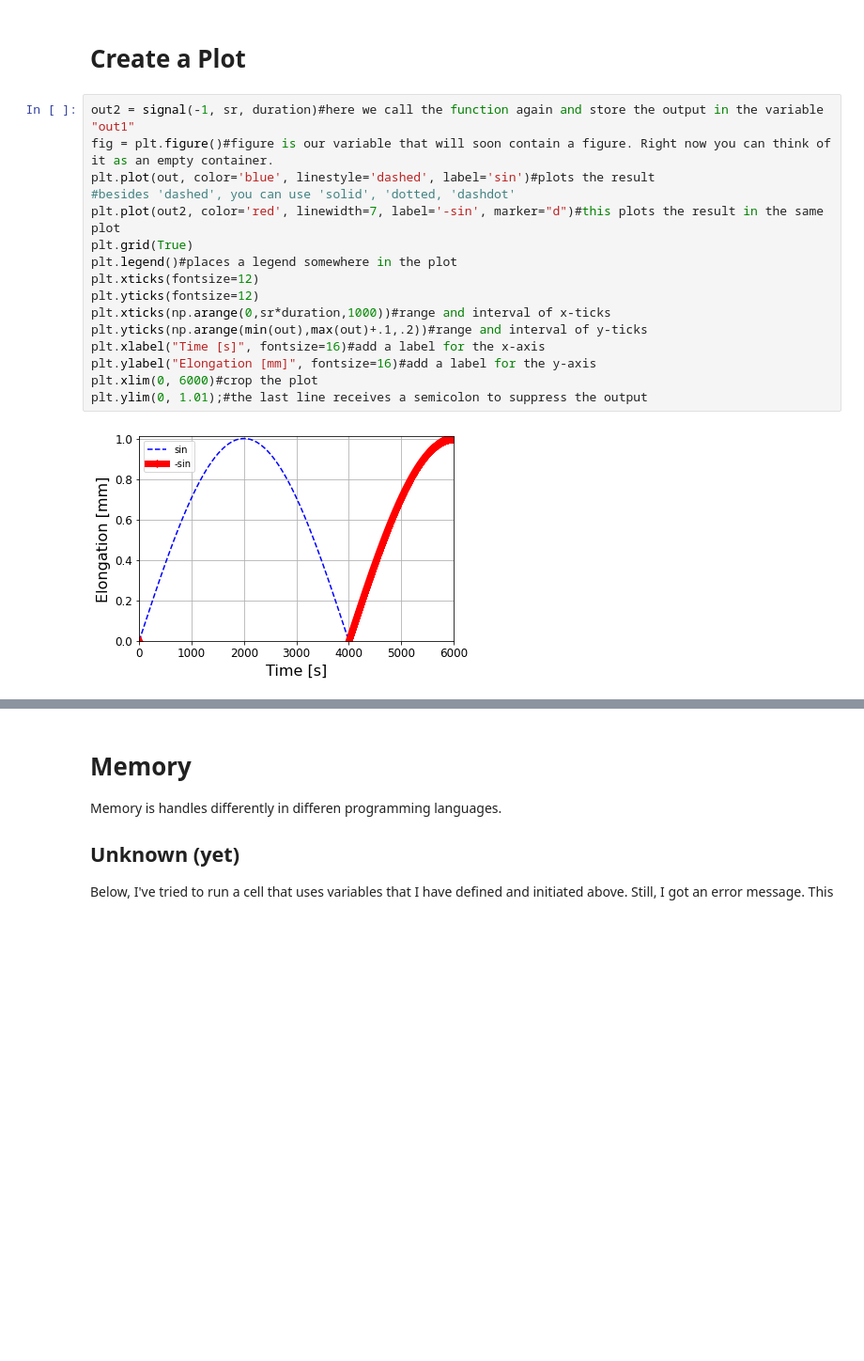
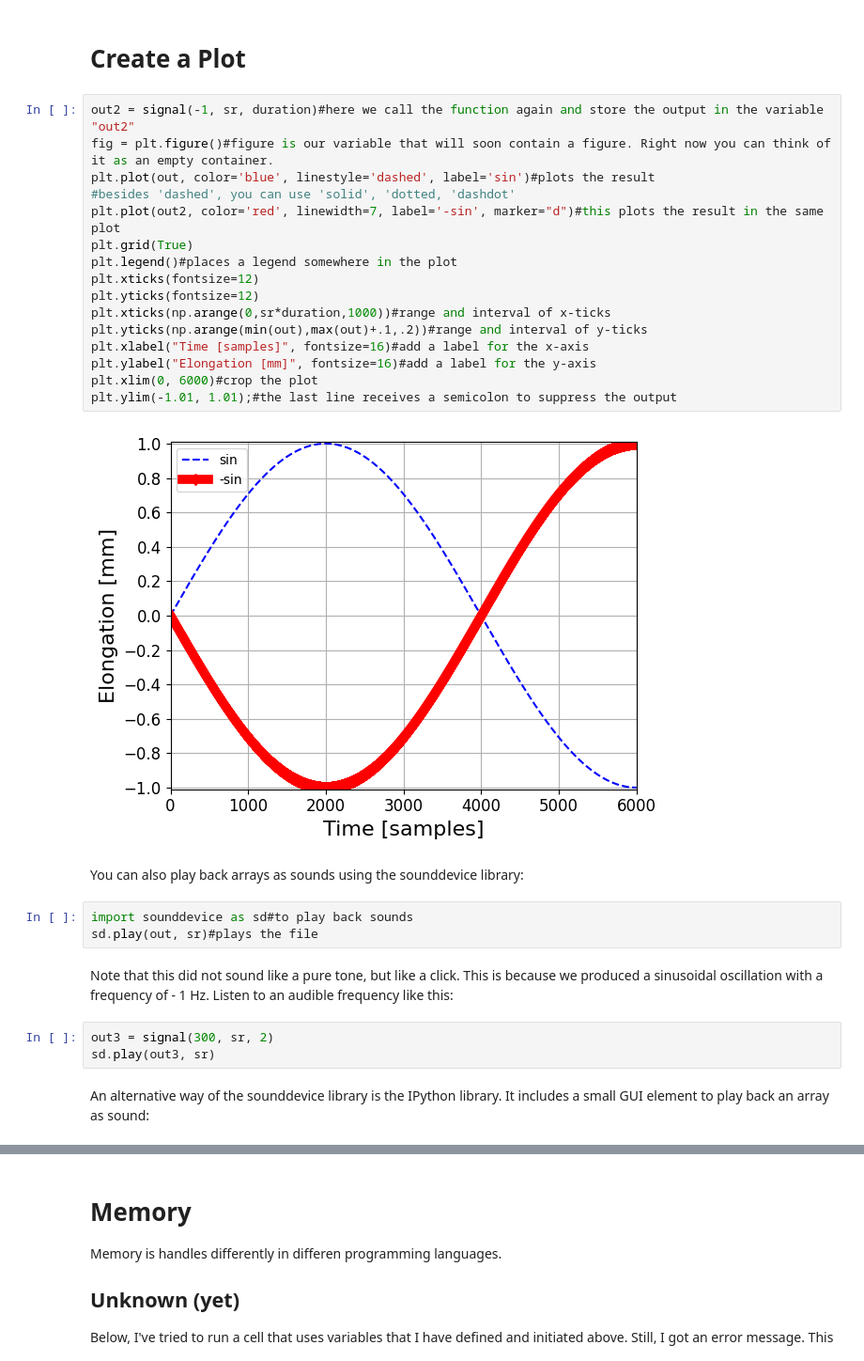
Before and after one commit to ifsm/pymus, a Jupyter notebook: 00-learning-fundamentals/02-markdown-cells-libraries.ipynb, the cells around one changed output, grey strips where cells are left out. Shown at 94% size. Saved outputs shown, nothing was run; the diff lists cells and outputs as text; blank space fills up the shorter version.

```diff
--- a/00-learning-fundamentals/02-markdown-cells-libraries.ipynb
+++ b/00-learning-fundamentals/02-markdown-cells-libraries.ipynb
@@ -327,20 +316,32 @@ import sklearn#includes standard machine learning tools
 # %% [markdown]
 <h1>Create a Plot</h1>
 # %%
-out2 = signal(-1, sr, duration)#here we call the function again and store the output in the variable "out1"
+out2 = signal(-1, sr, duration)#here we call the function again and store the output in the variable "out2"
 fig = plt.figure()#figure is our variable that will soon contain a figure. Right now you can think of it as an empty container.
 plt.plot(out, color='blue', linestyle='dashed', label='sin')#plots the result
 #besides 'dashed', you can use 'solid', 'dotted, 'dashdot'
 plt.plot(out2, color='red', linewidth=7, label='-sin', marker="d")#this plots the result in the same plot
 plt.grid(True)
 plt.legend()#places a legend somewhere in the plot
 plt.xticks(fontsize=12)
 plt.yticks(fontsize=12)
 plt.xticks(np.arange(0,sr*duration,1000))#range and interval of x-ticks
 plt.yticks(np.arange(min(out),max(out)+.1,.2))#range and interval of y-ticks
-plt.xlabel("Time [s]", fontsize=16)#add a label for the x-axis
+plt.xlabel("Time [samples]", fontsize=16)#add a label for the x-axis
 plt.ylabel("Elongation [mm]", fontsize=16)#add a label for the y-axis
 plt.xlim(0, 6000)#crop the plot
-plt.ylim(0, 1.01);#the last line receives a semicolon to suppress the output
+plt.ylim(-1.01, 1.01);#the last line receives a semicolon to suppress the output
 # %% [output]
-[figure, old version]
+[figure, new version]
+# %% [markdown]
+You can also play back arrays as sounds using the sounddevice library:
+# %%
+import sounddevice as sd#to play back sounds
+sd.play(out, sr)#plays the file
+# %% [markdown]
+Note that this did not sound like a pure tone, but like a click. This is because we produced a sinusoidal oscillation with a frequency of - 1 Hz. Listen to an audible frequency like this:
+# %%
+out3 = signal(300, sr, 2)
+sd.play(out3, sr)
+# %% [markdown]
+An alternative way of the sounddevice library is the IPython library. It includes a small GUI element to play back an array as sound:
```
Also changed, not shown: parts of 23 cells of this notebook, 7 other files.
